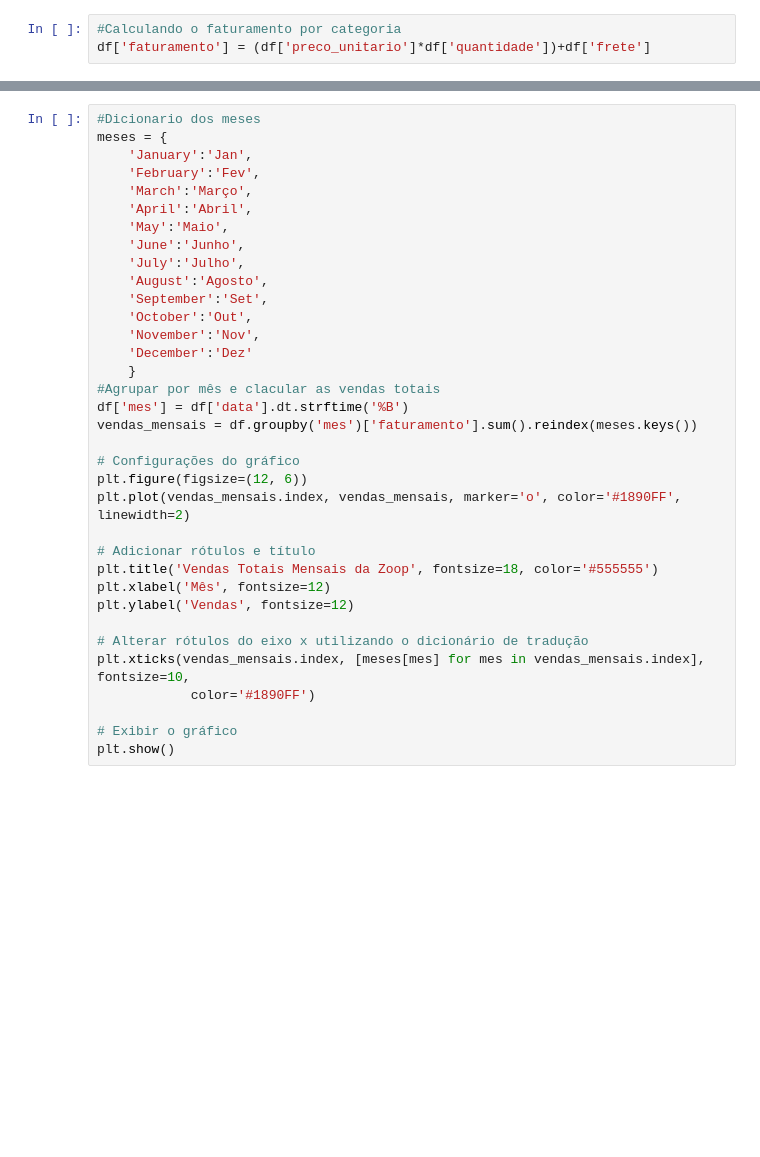
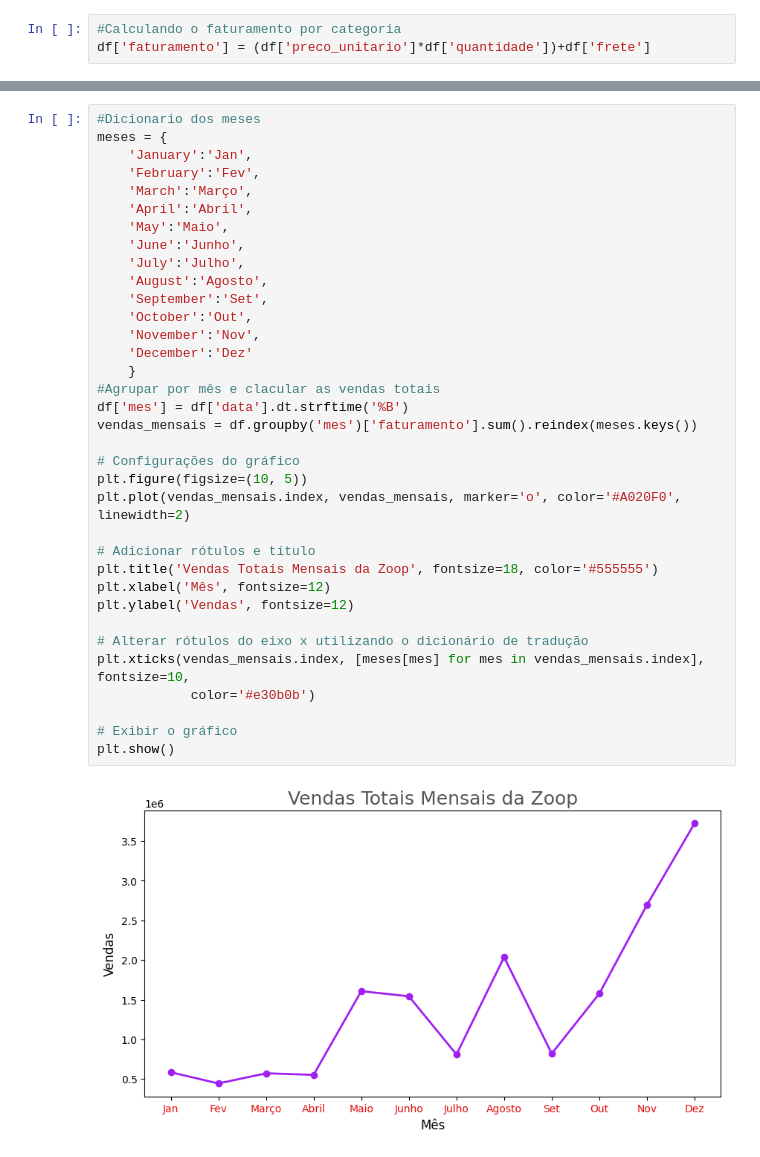
Before and after one commit to Jackvs720v/BigDataIA, a Jupyter notebook: aula10/aula9.ipynb, the cells around one changed output, grey strips where cells are left out. Drawn from its saved outputs; the diff is of its cells as text; blank space fills up the shorter version.

```diff
--- a/aula10/aula9.ipynb
+++ b/aula10/aula9.ipynb
@@ -296,33 +296,35 @@ plt.show()
 meses = {
     'January':'Jan',
     'February':'Fev',
     'March':'Março',
     'April':'Abril',
     'May':'Maio',
     'June':'Junho',
     'July':'Julho',
     'August':'Agosto',
     'September':'Set',
     'October':'Out',
     'November':'Nov',
     'December':'Dez'
     }
 #Agrupar por mês e clacular as vendas totais
 df['mes'] = df['data'].dt.strftime('%B')
 vendas_mensais = df.groupby('mes')['faturamento'].sum().reindex(meses.keys())
 
 # Configurações do gráfico
-plt.figure(figsize=(12, 6))
-plt.plot(vendas_mensais.index, vendas_mensais, marker='o', color='#1890FF', linewidth=2)
+plt.figure(figsize=(10, 5))
+plt.plot(vendas_mensais.index, vendas_mensais, marker='o', color='#A020F0', linewidth=2)
 
 # Adicionar rótulos e título
 plt.title('Vendas Totais Mensais da Zoop', fontsize=18, color='#555555')
 plt.xlabel('Mês', fontsize=12)
 plt.ylabel('Vendas', fontsize=12)
 
 # Alterar rótulos do eixo x utilizando o dicionário de tradução
 plt.xticks(vendas_mensais.index, [meses[mes] for mes in vendas_mensais.index], fontsize=10,
-            color='#1890FF')
+            color='#e30b0b')
 
 # Exibir o gráfico
 plt.show()
+# %% [output]
+[figure, added]
```
Also changed, not shown: parts of 10 cells of this notebook.
